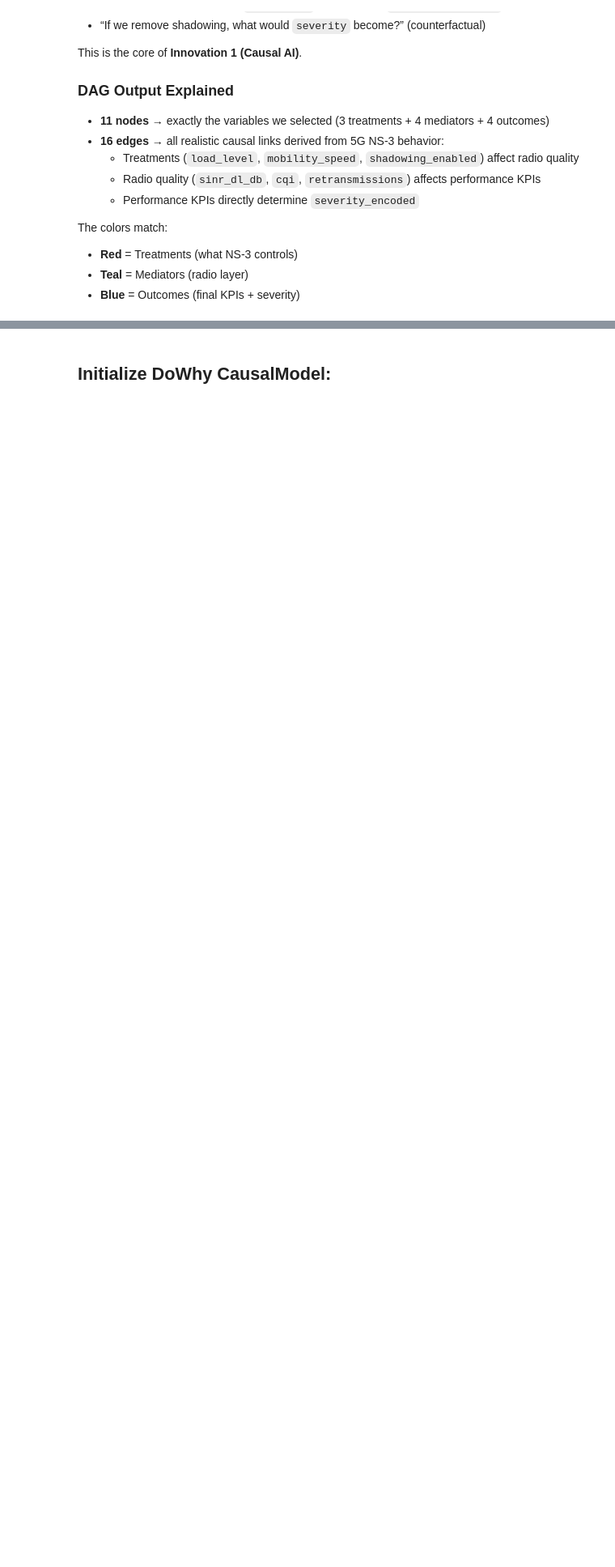
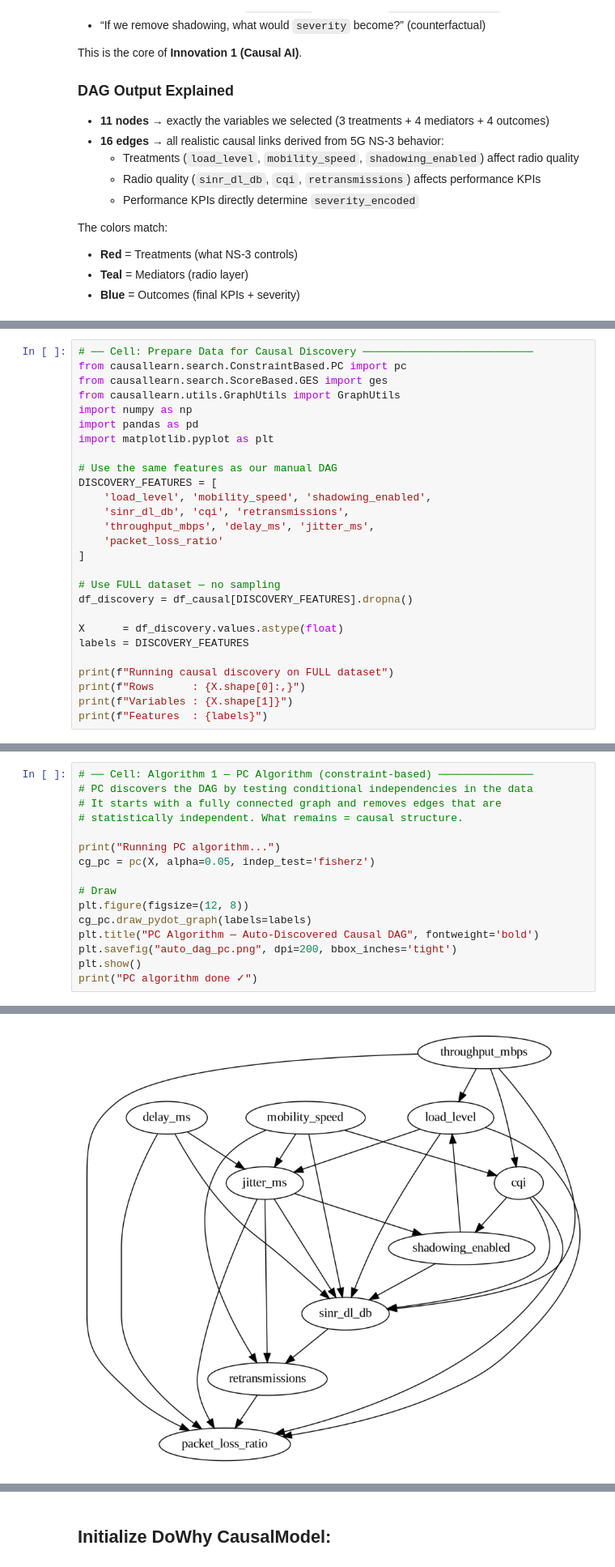
Before and after one commit to khairovic/QosBuddy-, a Jupyter notebook: CasualAI/casualAI.ipynb, the cells around one changed output, grey strips where cells are left out. Shown at 81% size. Drawn from its saved outputs; the diff is of its cells as text; blank space fills up the shorter version.

```diff
--- a/CasualAI/casualAI.ipynb
+++ b/CasualAI/casualAI.ipynb
@@ -306,0 +315,27 @@ The colors match:
+# %%
+# ── Cell: Prepare Data for Causal Discovery ───────────────────────────
+from causallearn.search.ConstraintBased.PC import pc
+from causallearn.search.ScoreBased.GES import ges
+from causallearn.utils.GraphUtils import GraphUtils
+import numpy as np
+import pandas as pd
+import matplotlib.pyplot as plt
+
+# Use the same features as our manual DAG
+DISCOVERY_FEATURES = [
+    'load_level', 'mobility_speed', 'shadowing_enabled',
+    'sinr_dl_db', 'cqi', 'retransmissions',
+    'throughput_mbps', 'delay_ms', 'jitter_ms',
+    'packet_loss_ratio'
+]
+
+# Use FULL dataset — no sampling
+df_discovery = df_causal[DISCOVERY_FEATURES].dropna()
+
+X      = df_discovery.values.astype(float)
+labels = DISCOVERY_FEATURES
+
+print(f"Running causal discovery on FULL dataset")
+print(f"Rows      : {X.shape[0]:,}")
+print(f"Variables : {X.shape[1]}")
+print(f"Features  : {labels}")
@@ -306,0 +347,17 @@ The colors match:
+# %%
+# ── Cell: Algorithm 1 — PC Algorithm (constraint-based) ───────────────
+# PC discovers the DAG by testing conditional independencies in the data
+# It starts with a fully connected graph and removes edges that are
+# statistically independent. What remains = causal structure.
+
+print("Running PC algorithm...")
+cg_pc = pc(X, alpha=0.05, indep_test='fisherz')
+
+# Draw
+plt.figure(figsize=(12, 8))
+cg_pc.draw_pydot_graph(labels=labels)
+plt.title("PC Algorithm — Auto-Discovered Causal DAG", fontweight='bold')
+plt.savefig("auto_dag_pc.png", dpi=200, bbox_inches='tight')
+plt.show()
+print("PC algorithm done ✓")
+# %% [output]
@@ -306,0 +365 @@ The colors match:
+[figure, added]
```
Also changed, not shown: parts of 20 cells of this notebook.
